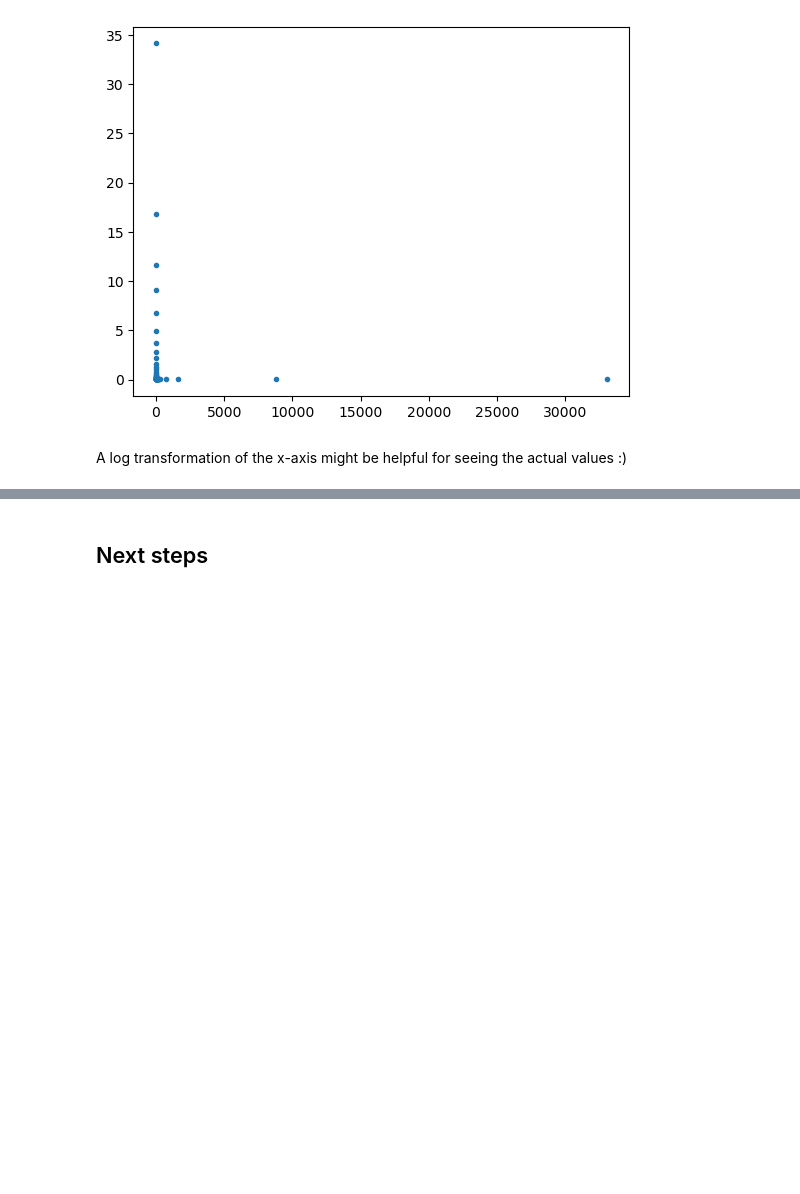
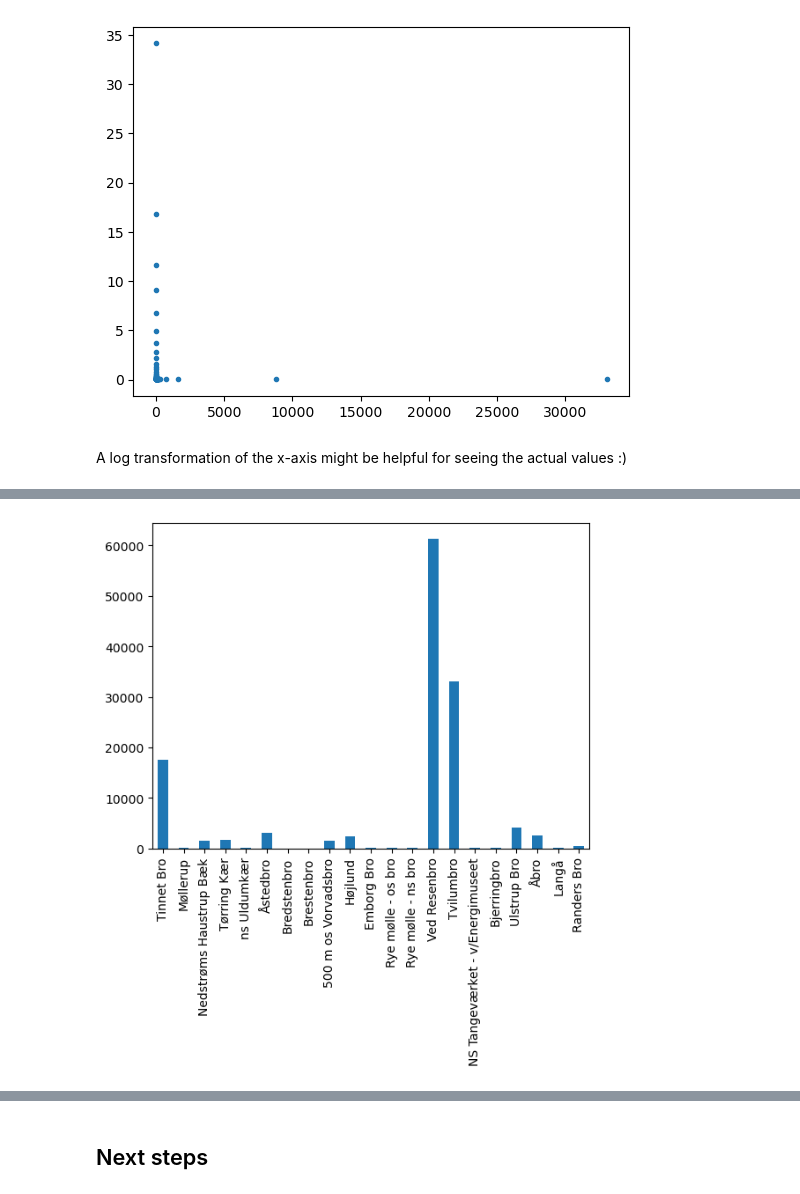
Before and after one commit to HenrietteRilling/Masterthesis, a Jupyter notebook: Exploring data distribution.ipynb, the cells around one changed output, grey strips where cells are left out. Saved outputs shown, nothing was run; the diff lists cells and outputs as text; code cells hidden in the pictures; blank space fills up the shorter version.

```diff
--- a/Exploring data distribution.ipynb
+++ b/Exploring data distribution.ipynb
@@ -181,0 +243,4 @@ plt.xscale('log')
+# %%
+ax=gap_info_df['Max'].plot.bar()
+# %% [output]
+[figure, added]
```
Also changed, not shown: parts of 10 cells of this notebook.
